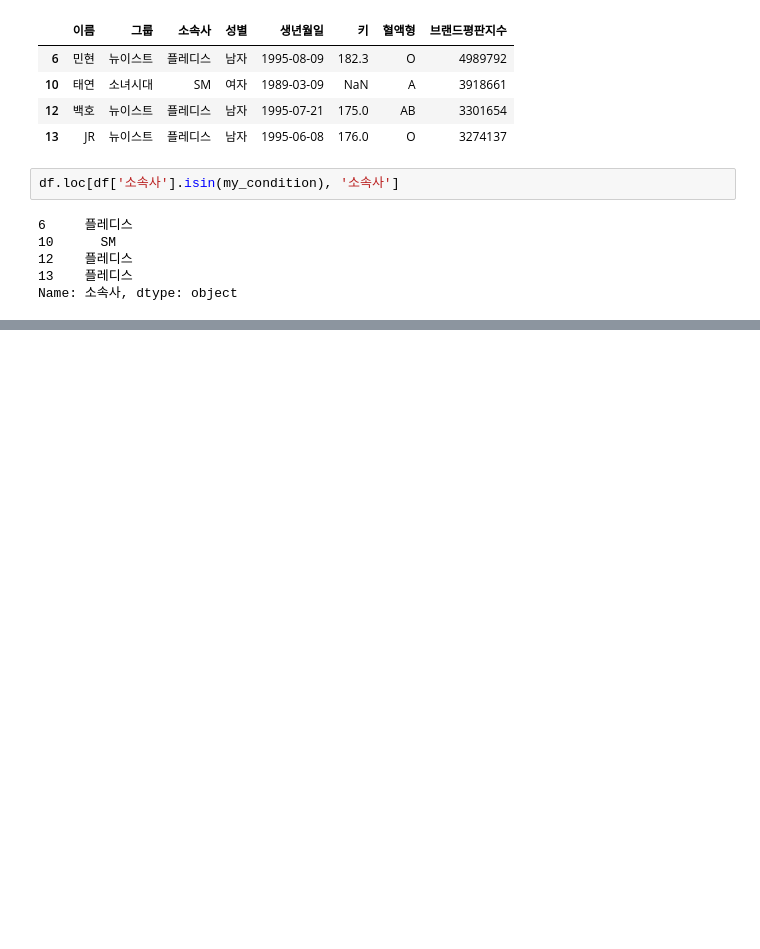
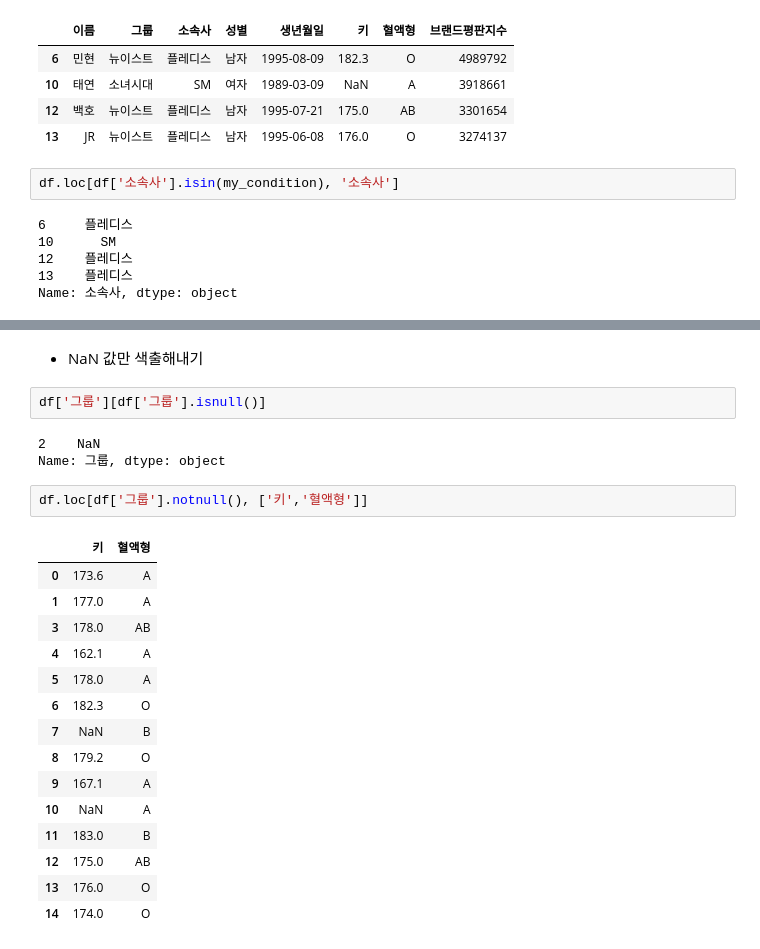
Before and after one commit to star77sa/TIL-Blog, a Jupyter notebook: _notebooks/2021-08-09-Pandas.ipynb, the cells around one changed output, grey strips where cells are left out. Cells and saved outputs as stored; diff of their text form; blank space fills up the shorter version.

```diff
--- a/_notebooks/2021-08-09-Pandas.ipynb
+++ b/_notebooks/2021-08-09-Pandas.ipynb
@@ -310,0 +375,25 @@ Name: 소속사, dtype: object
+# %% [markdown]
+- NaN 값만 색출해내기
+# %%
+df['그룹'][df['그룹'].isnull()]
+# %% [output]
+2    NaN
+Name: 그룹, dtype: object
+# %%
+df.loc[df['그룹'].notnull(), ['키','혈액형']]
+# %% [output]
+|  | 키 | 혈액형 |
+| 0 | 173.6 | A |
+| 1 | 177.0 | A |
+| 3 | 178.0 | AB |
+| 4 | 162.1 | A |
+| 5 | 178.0 | A |
+| 6 | 182.3 | O |
+| 7 | NaN | B |
+| 8 | 179.2 | O |
+| 9 | 167.1 | A |
+| 10 | NaN | A |
+| 11 | 183.0 | B |
+| 12 | 175.0 | AB |
+| 13 | 176.0 | O |
+| 14 | 174.0 | O |
```
Also changed, not shown: parts of 7 cells of this notebook.
